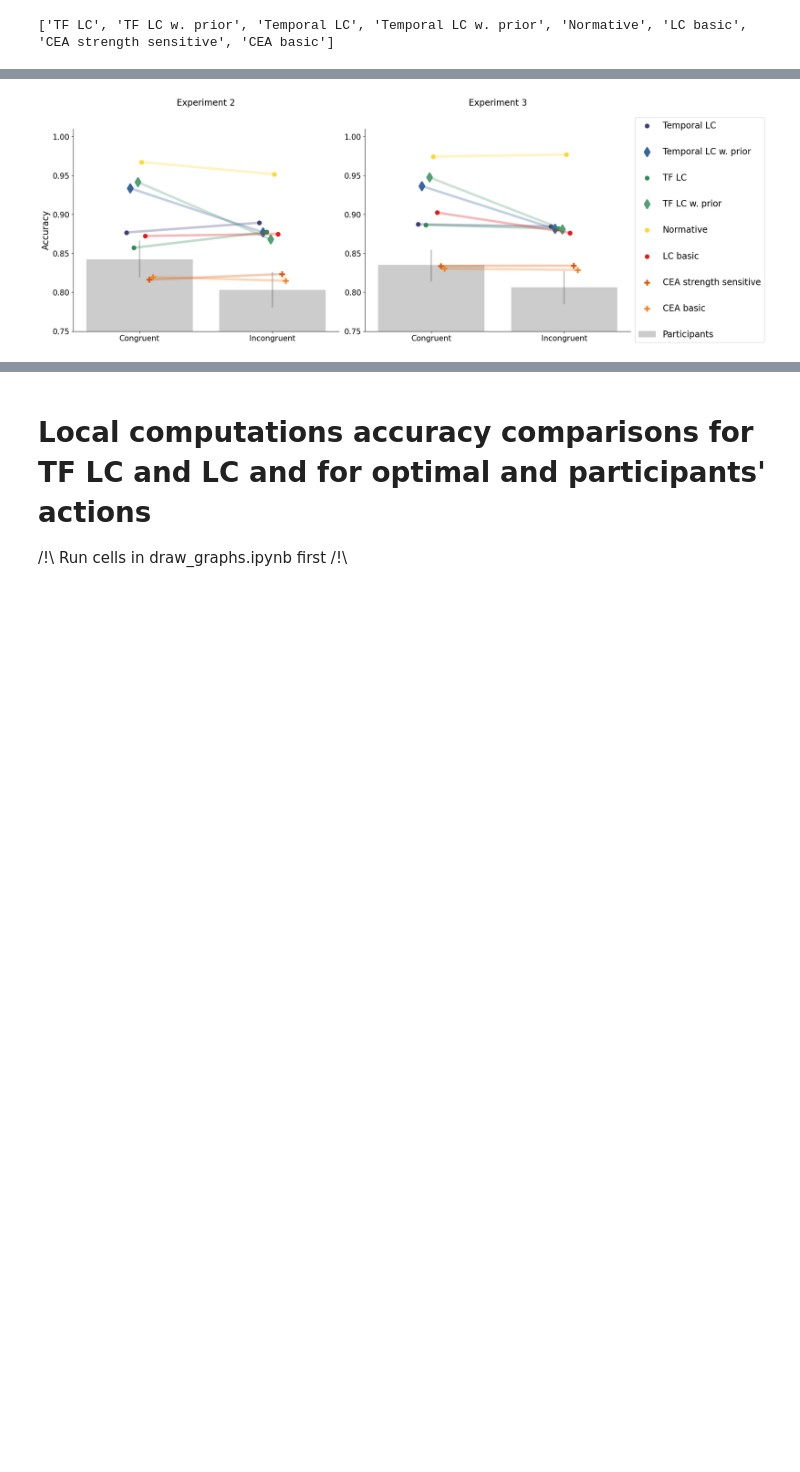
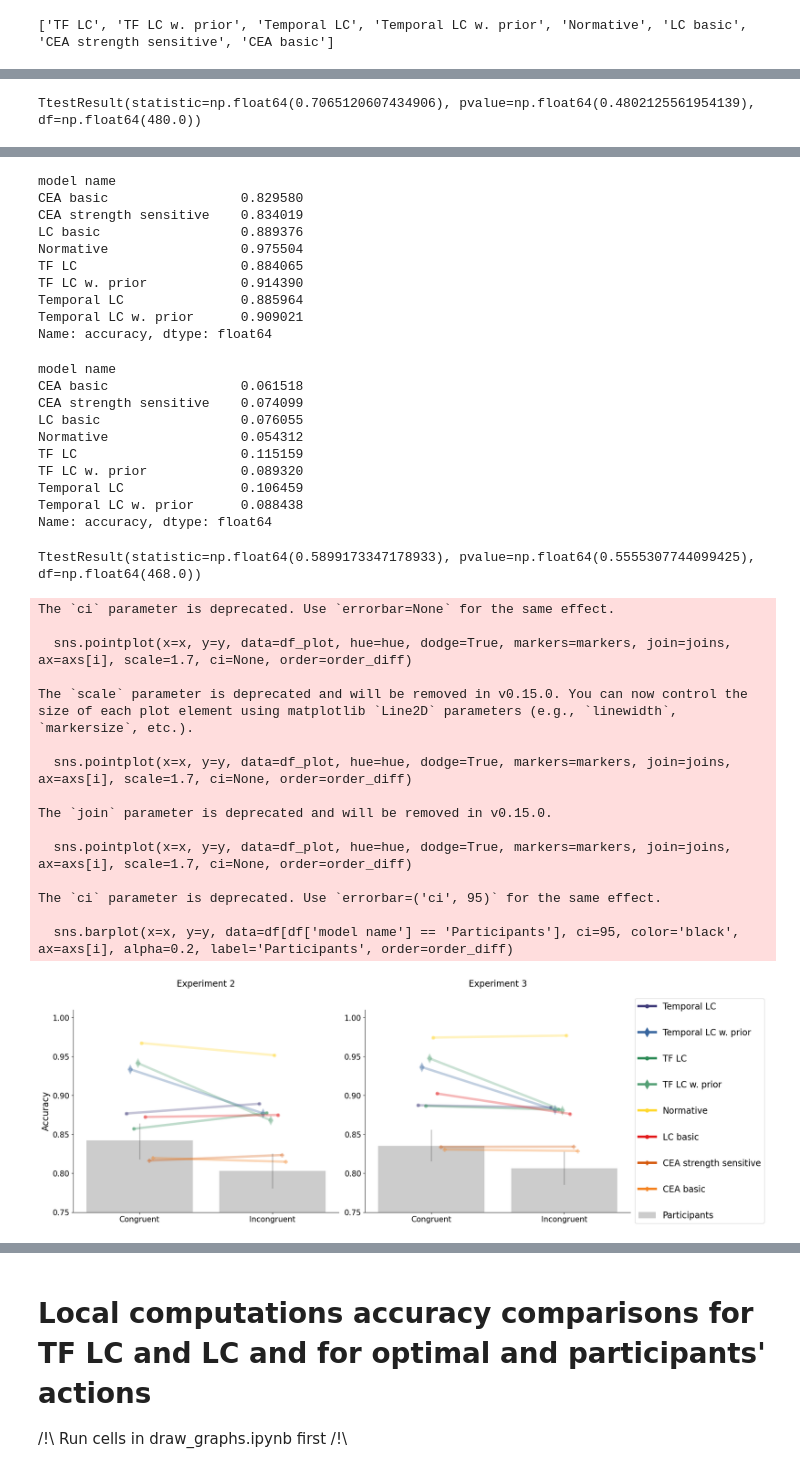
Before and after one commit to Vbtesh/less_is_more_continuous_time_active_learning, a Jupyter notebook: computational_models_accuracy_analysis.ipynb, the cells around one changed output, grey strips where cells are left out. Cells and saved outputs as stored; diff of their text form; code cells hidden in the pictures; blank space fills up the shorter version.

```diff
--- a/computational_models_accuracy_analysis.ipynb
+++ b/computational_models_accuracy_analysis.ipynb
@@ -145,7 +145,7 @@ dfs = [
 for i,e_num in enumerate(experiment_nums):
 
     for model in models:
-        df = pd.read_csv(f'.\\data\\simulated_data\\{model}_{e_num}_TA.csv')
+        df = pd.read_csv(f'./data/simulated_data/{model}_{e_num}_TA.csv')
         df['tag'] = model
         #print(df.columns)
         df['participant'] = df['participant'] + df['tag']
@@ -211,6 +211,9 @@ for i, e_num in enumerate(experiment_nums):
     joins = [False for  _ in markers]
     joins[1] = True
 
+    display(df_plot.groupby([hue])[y].mean())
+    display(df_plot.groupby([hue])[y].std())
+    print(stats.ttest_ind(df_plot[df_plot['model name'] == 'LC basic'].accuracy, df_plot[df_plot['model name'] == 'TF LC'].accuracy))
     sns.pointplot(x=x, y=y, data=df_plot, hue=hue, dodge=True, markers=markers, join=joins, ax=axs[i], scale=1.7, ci=None, order=order_diff)
     sns.barplot(x=x, y=y, data=df[df['model name'] == 'Participants'], ci=95, color='black', ax=axs[i], alpha=0.2, label='Participants', order=order_diff)
 
@@ -256,0 +265 @@ The `ci` parameter is deprecated. Use `errorbar=('ci', 95)` for the same effect.
+TtestResult(statistic=np.float64(0.7065120607434906), pvalue=np.float64(0.4802125561954139), df=np.float64(480.0))
@@ -257,4 +281,40 @@ The `ci` parameter is deprecated. Use `errorbar=('ci', 95)` for the same effect.
+model name
+CEA basic                 0.829580
+CEA strength sensitive    0.834019
+LC basic                  0.889376
+Normative                 0.975504
+TF LC                     0.884065
+TF LC w. prior            0.914390
+Temporal LC               0.885964
+Temporal LC w. prior      0.909021
+Name: accuracy, dtype: float64
+model name
+CEA basic                 0.061518
+CEA strength sensitive    0.074099
+LC basic                  0.076055
+Normative                 0.054312
+TF LC                     0.115159
+TF LC w. prior            0.089320
+Temporal LC               0.106459
+Temporal LC w. prior      0.088438
+Name: accuracy, dtype: float64
+TtestResult(statistic=np.float64(0.5899173347178933), pvalue=np.float64(0.5555307744099425), df=np.float64(468.0))
+The `ci` parameter is deprecated. Use `errorbar=None` for the same effect.
+
+  sns.pointplot(x=x, y=y, data=df_plot, hue=hue, dodge=True, markers=markers, join=joins, ax=axs[i], scale=1.7, ci=None, order=order_diff)
+
+The `scale` parameter is deprecated and will be removed in v0.15.0. You can now control the size of each plot element using matplotlib `Line2D` parameters (e.g., `linewidth`, `markersize`, etc.).
+
+  sns.pointplot(x=x, y=y, data=df_plot, hue=hue, dodge=True, markers=markers, join=joins, ax=axs[i], scale=1.7, ci=None, order=order_diff)
+
+The `join` parameter is deprecated and will be removed in v0.15.0.
+
+  sns.pointplot(x=x, y=y, data=df_plot, hue=hue, dodge=True, markers=markers, join=joins, ax=axs[i], scale=1.7, ci=None, order=order_diff)
+
+The `ci` parameter is deprecated. Use `errorbar=('ci', 95)` for the same effect.
+
+  sns.barplot(x=x, y=y, data=df[df['model name'] == 'Participants'], ci=95, color='black', ax=axs[i], alpha=0.2, label='Participants', order=order_diff)
-[figure, old version]
+[figure, new version]
 # %%
 selection = [
     #'TF LC att.',
```
Also changed, not shown: parts of 6 cells of this notebook, 18 other files.
